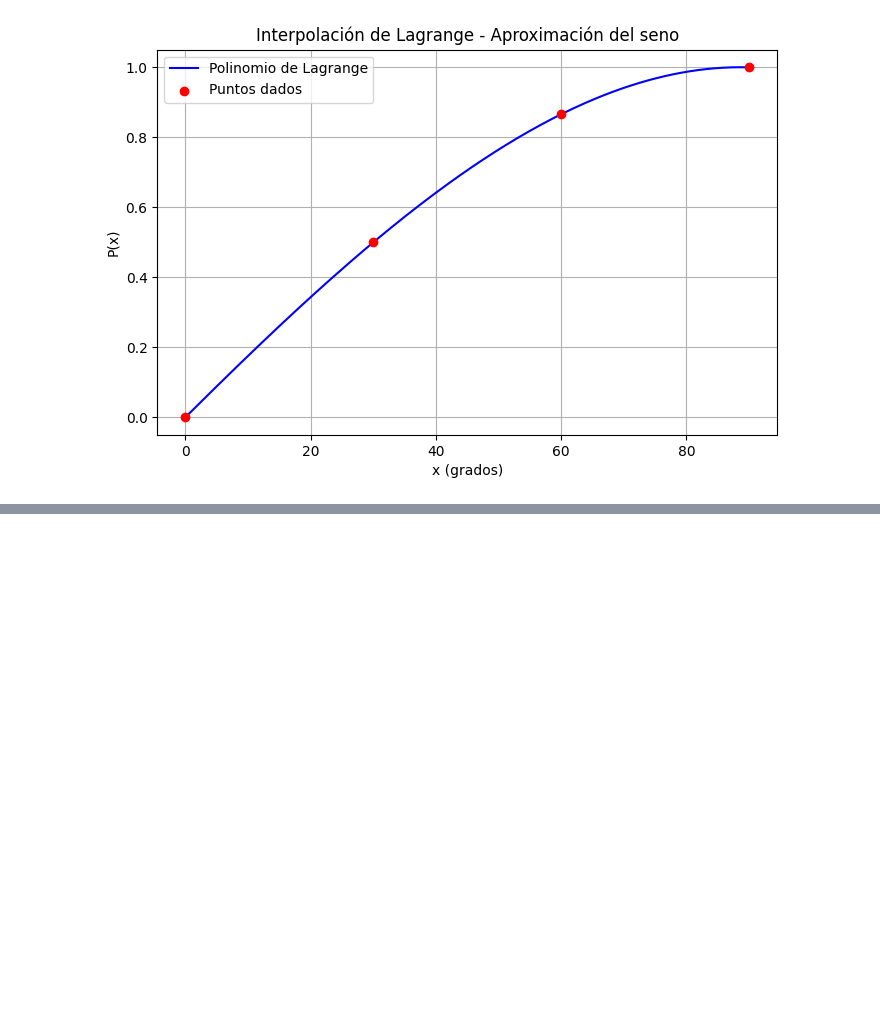
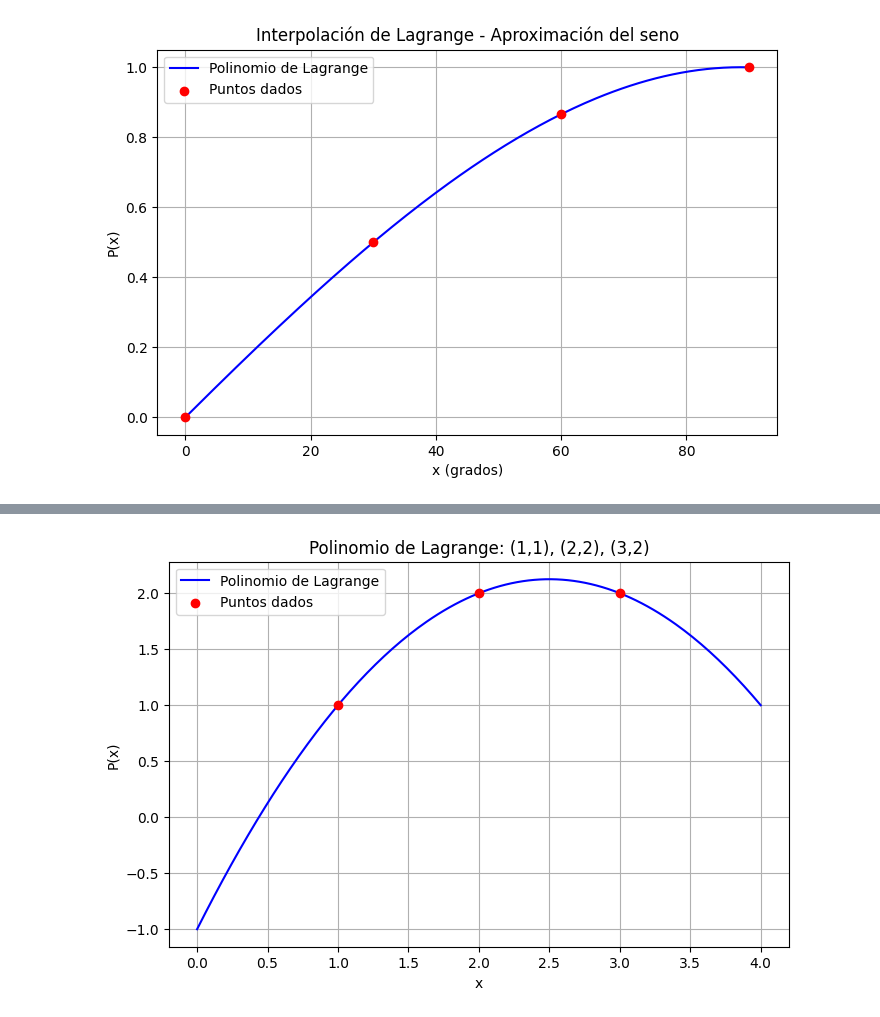
Before and after one commit to Dalzsfn/Taller3, a Jupyter notebook: Taller03.ipynb, the cells around one changed output, grey strips where cells are left out. Saved outputs shown, nothing was run; the diff lists cells and outputs as text; code cells hidden in the pictures; blank space fills up the shorter version.

```diff
--- a/Taller03.ipynb
+++ b/Taller03.ipynb
@@ -198,0 +204,19 @@ plt.show()
+# %%
+x_points = np.array([1, 2, 3])
+y_points = np.array([1, 2, 2])
+
+def p(x):
+    return -0.5*x**2 + 2.5*x - 1
+x_vals = np.linspace(0, 4, 200)
+
+plt.figure(figsize=(8,5))
+plt.plot(x_vals, p(x_vals), label='Polinomio de Lagrange', color='blue')
+plt.scatter(x_points, y_points, color='red', zorder=5, label='Puntos dados')
+plt.title('Polinomio de Lagrange: (1,1), (2,2), (3,2)')
+plt.xlabel('x')
+plt.ylabel('P(x)')
+plt.legend()
+plt.grid(True)
+plt.show()
+# %% [output]
+[figure, added]
```
Also changed, not shown: parts of 1 cell of this notebook.
